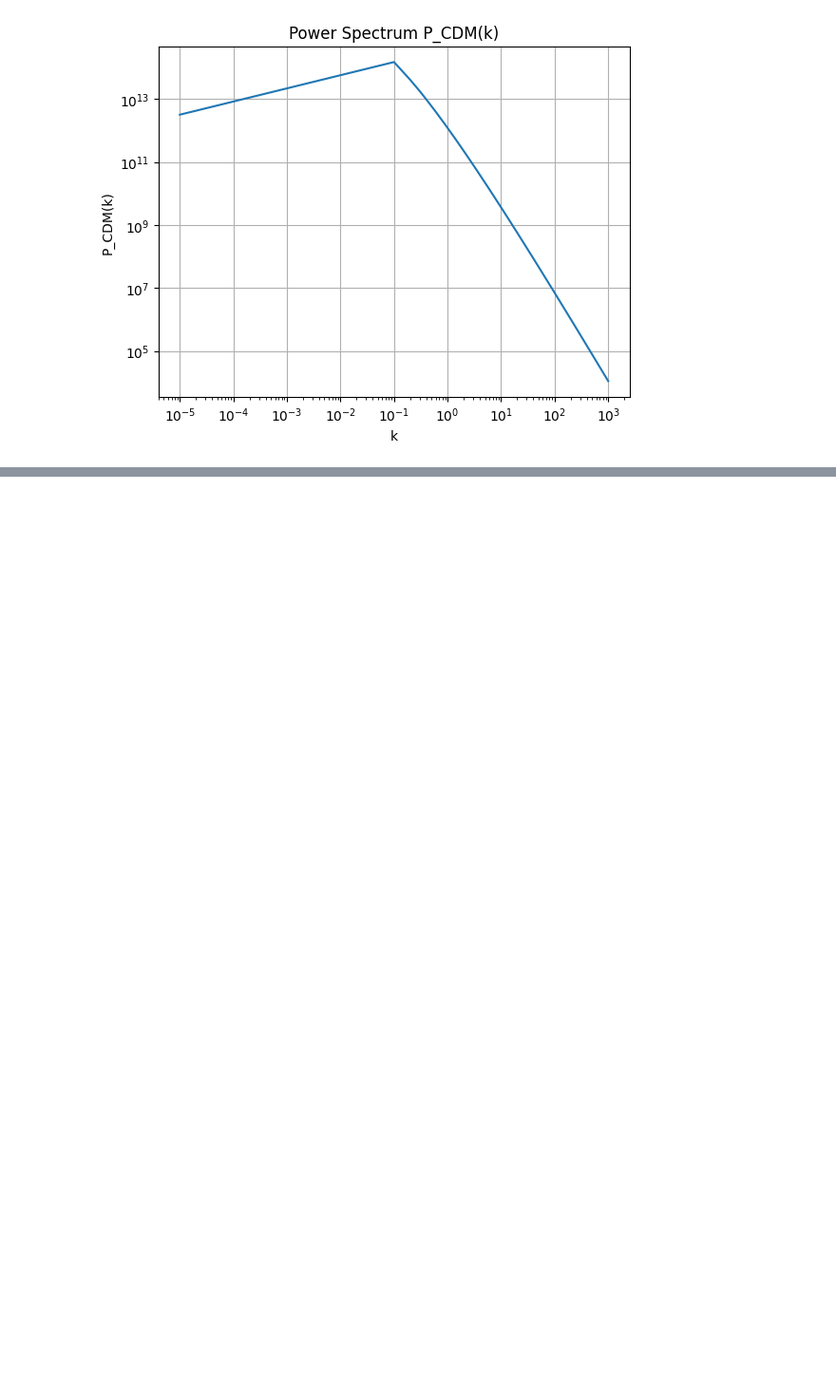
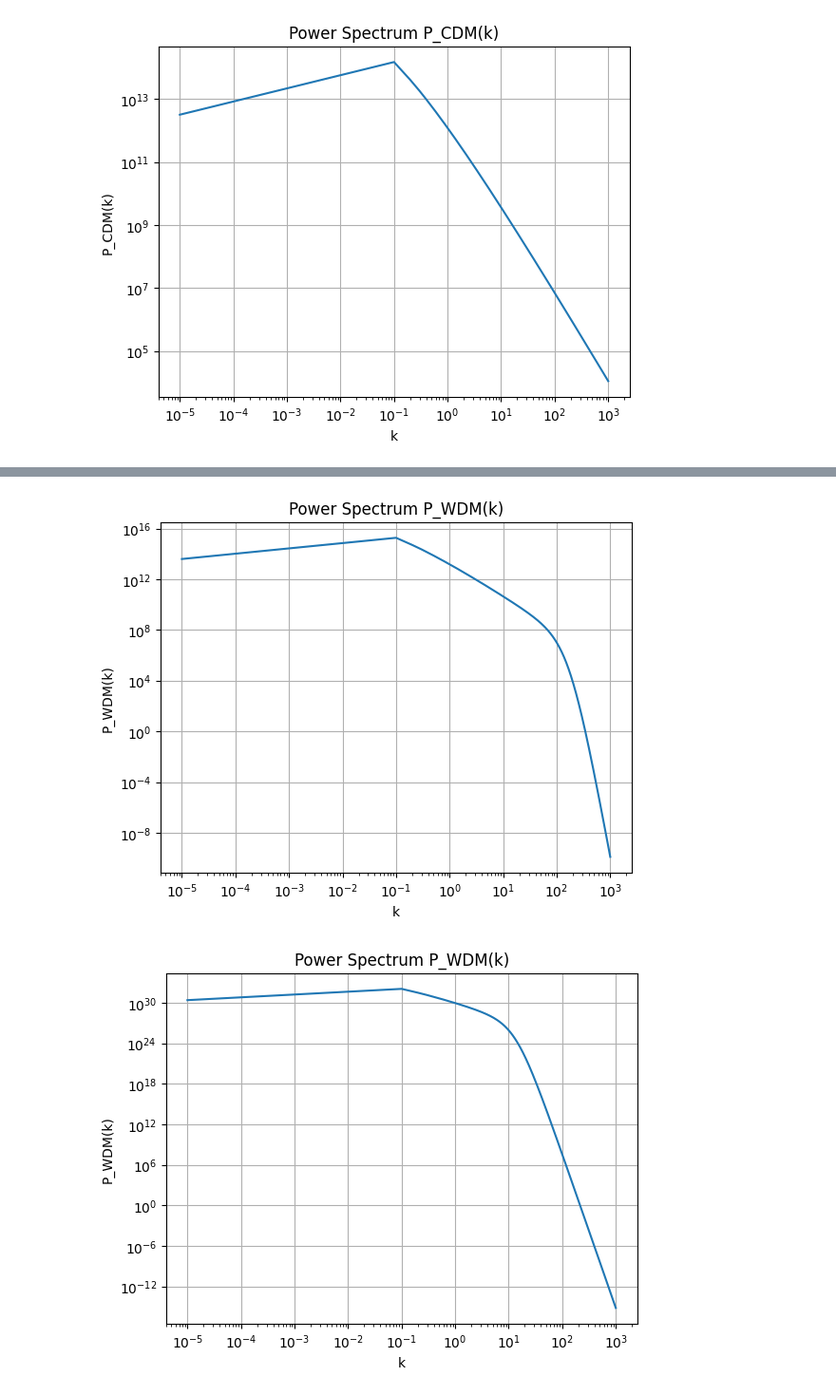
Before and after one commit to suiranruofeng/NumericalMethodsInAstro, a Jupyter notebook: homework1.ipynb, the cells around one changed output, grey strips where cells are left out. Shown: that part at 95% size. Cells and saved outputs as stored; diff of their text form; code cells hidden in the pictures; blank space fills up the shorter version.

```diff
--- a/homework1.ipynb
+++ b/homework1.ipynb
@@ -100,4 +104,11 @@ def plot():
 # %%
-#for m_WDM in m_WDM:
-sigma2,err=quad(sigma_noint2,1e-5,1e5,epsrel=1e-3)
-A_s=(0.82)**2/sigma2
+for i in m_WDM:
+    A_s=1
+    alpha=0.049*(i)**(-1.11)*(Omega_WDM/0.25)**0.15*(h/0.7)**1.22*h**(-1)
+    sigma2,err=quad(sigma_noint2,1e-5,1e5,epsrel=1e-3)
+    A_s=(0.82)**2/sigma2
+
+    plot()
+# %% [output]
+[figure, added]
+[figure, added]
```
Also changed, not shown: parts of 5 cells of this notebook, 4 other files.
